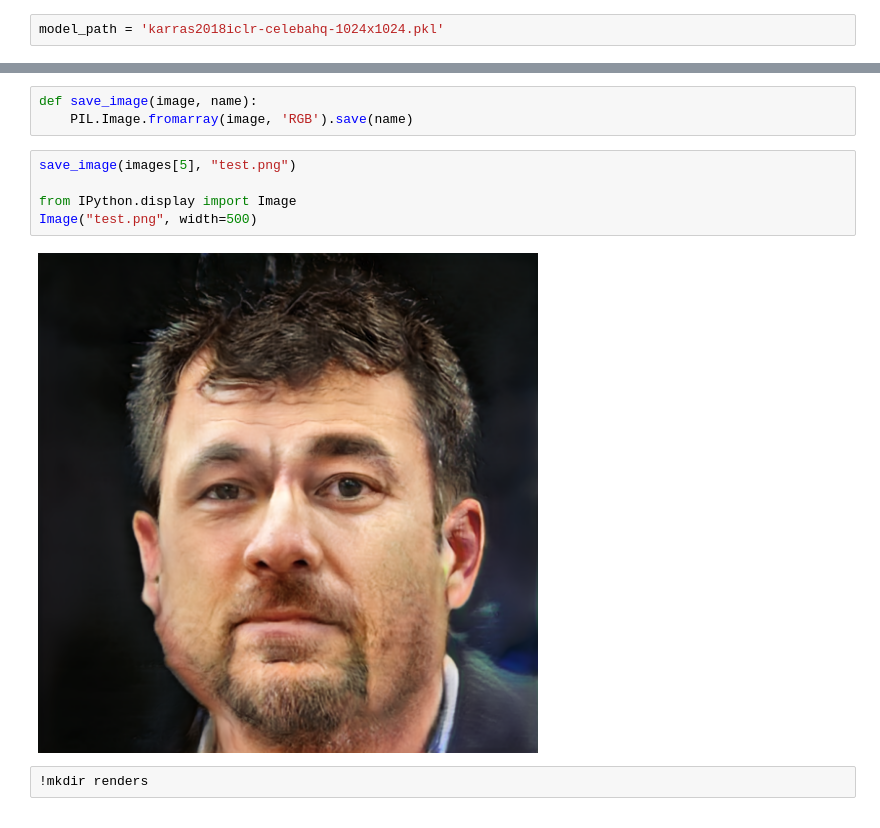
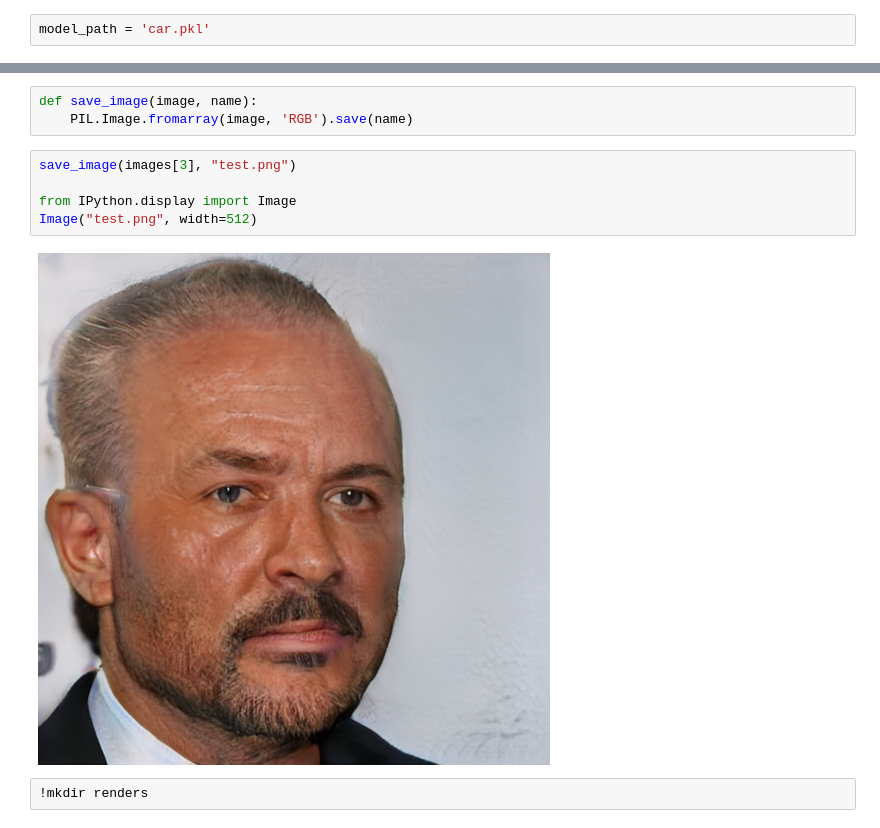
Before and after one commit to previtus/cci_exploring_machine_intelligence, a Jupyter notebook: week06_generative-models-ii/3_ProgressiveGAN_Inference.ipynb, the cells around one changed output, grey strips where cells are left out. Saved outputs shown, nothing was run; the diff lists cells and outputs as text.

```diff
--- a/week06_generative-models-ii/3_ProgressiveGAN_Inference.ipynb
+++ b/week06_generative-models-ii/3_ProgressiveGAN_Inference.ipynb
@@ -88,7 +94,7 @@ metrics                                util_scripts.py
 # %% [markdown]
 ## 1 Basic inference
 # %%
-model_path = 'karras2018iclr-celebahq-1024x1024.pkl'
+model_path = 'car.pkl'
 # %%
 import pickle, pickletools
 import numpy as np
@@ -257,12 +261,12 @@ segments: [9] +1 last vec
 def save_image(image, name):
     PIL.Image.fromarray(image, 'RGB').save(name)
 # %%
-save_image(images[5], "test.png")
+save_image(images[3], "test.png")
 
 from IPython.display import Image
-Image("test.png", width=500)
+Image("test.png", width=512)
 # %% [output]
-[figure, old version]
+[figure, new version]
 # %%
 !mkdir renders
 # %%
```
Also changed, not shown: parts of 13 cells of this notebook, 1 other file.
